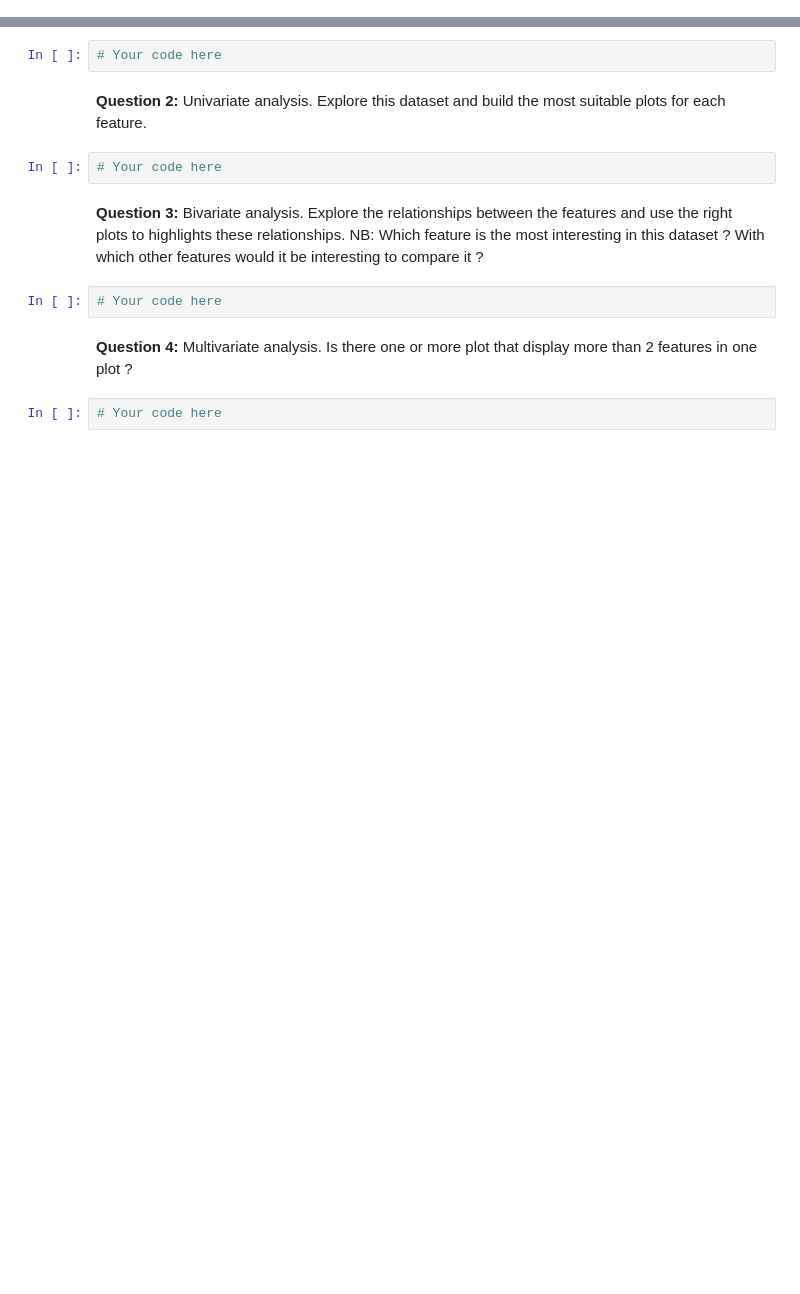
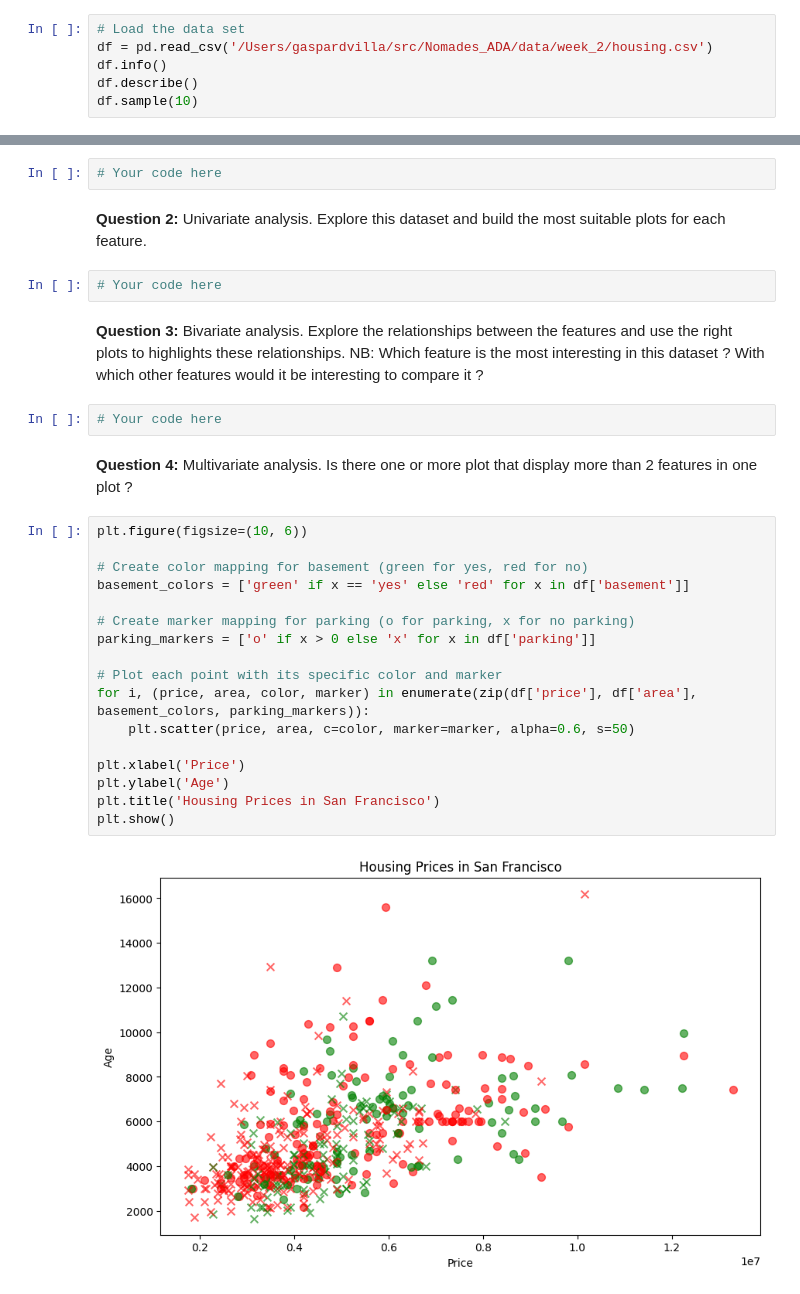
Before and after one commit to gaspardvilla/Nomades_ADA, a Jupyter notebook: week_2/corrections/tuesday.ipynb, the cells around one changed output, grey strips where cells are left out. Saved outputs shown, nothing was run; the diff lists cells and outputs as text; blank space fills up the shorter version.

```diff
--- a/week_2/corrections/tuesday.ipynb
+++ b/week_2/corrections/tuesday.ipynb
@@ -15,0 +14,6 @@ You download it, unzip the file and place it into the `data/week_2` folder. Then
+# %%
+# Load the data set
+df = pd.read_csv('/Users/gaspardvilla/src/Nomades_ADA/data/week_2/housing.csv')
+df.info()
+df.describe()
+df.sample(10)
@@ -28,5 +64,22 @@ NB: Which feature is the most interesting in this dataset ? With which other fea
 # Your code here
 # %% [markdown]
 **Question 4:** Multivariate analysis. Is there one or more plot that display more than 2 features in one plot ?
-# %%
-# Your code here
+# %%
+plt.figure(figsize=(10, 6))
+
+# Create color mapping for basement (green for yes, red for no)
+basement_colors = ['green' if x == 'yes' else 'red' for x in df['basement']]
+
+# Create marker mapping for parking (o for parking, x for no parking)
+parking_markers = ['o' if x > 0 else 'x' for x in df['parking']]
+
+# Plot each point with its specific color and marker
+for i, (price, area, color, marker) in enumerate(zip(df['price'], df['area'], basement_colors, parking_markers)):
+    plt.scatter(price, area, c=color, marker=marker, alpha=0.6, s=50)
+
+plt.xlabel('Price')
+plt.ylabel('Age')
+plt.title('Housing Prices in San Francisco')
+plt.show()
+# %% [output]
+[figure, added]
```
Also changed, not shown: parts of 5 cells of this notebook, 5 other files.
